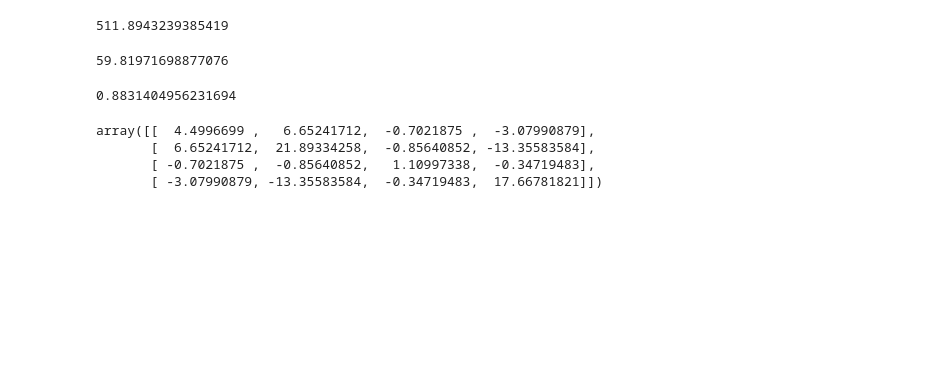
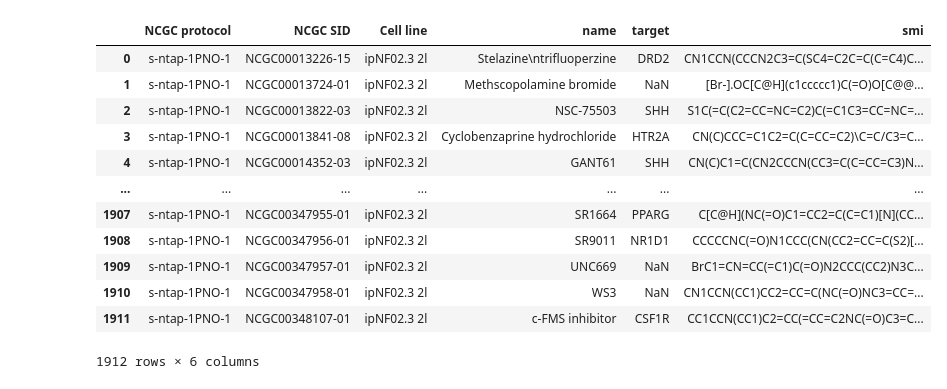
Before and after one commit to MoCoMakers/hack4nf-2022, a Jupyter notebook: challenge-3/galtay/check_hill_fits.ipynb, the cells around one changed output. Saved outputs shown, nothing was run; the diff lists cells and outputs as text; code cells hidden in the pictures; blank space fills up the shorter version.

```diff
--- a/challenge-3/galtay/check_hill_fits.ipynb
+++ b/challenge-3/galtay/check_hill_fits.ipynb
@@ -29,2 +121,2 @@ df_meta_1.head(2)
 # %%
-df1 = pd.read_csv(base_path / "NTAP ipNF02.3 2l MIPE qHTS.csv")
+df = pd.read_csv(base_path / "NTAP ipNF02.3 2l MIPE qHTS.csv")
@@ -31,3 +132,6 @@ df1 = pd.read_csv(base_path / "NTAP ipNF02.3 2l MIPE qHTS.csv")
 # %%
+# define concentration and response columns
 c_cols = [f"C{i}" for i in range(11)]
 r_cols = [f"DATA{i}" for i in range(11)]
+fit_cols = ["CRC", "LAC50", "HILL", "INF", "ZERO", "MAXR", "FAUC", "TAUC", "R2", "PHILL", "NPT"]
+show_cols = [col for col in df.columns if col not in c_cols + r_cols + fit_cols]
@@ -50,2 +137,0 @@ df1
-# %%
-show_cols = [c for c in df1.columns if c not in c_cols + r_cols]
@@ -107,22 +138,16 @@ fig.show(renderer="png")
-# %%
-ss_tot = np.sum((rs - rs.mean())**2)
-ss_tot
-# %% [output]
-511.8943239385419
-# %%
-ss_res = np.sum((rs - rs_fit_me)**2)
-ss_res
-# %% [output]
-59.81971698877076
-# %%
-r2 = 1 - ss_res / ss_tot
-r2
-# %% [output]
-0.8831404956231694
-# %%
-cov_matrix
-# %% [output]
-array([[  4.4996699 ,   6.65241712,  -0.7021875 ,  -3.07990879],
-       [  6.65241712,  21.89334258,  -0.85640852, -13.35583584],
-       [ -0.7021875 ,  -0.85640852,   1.10997338,  -0.34719483],
-       [ -3.07990879, -13.35583584,  -0.34719483,  17.66781821]])
+# %%
+df[show_cols]
+# %% [output]
+|  | NCGC protocol | NCGC SID | Cell line | name | target | smi |
+| 0 | s-ntap-1PNO-1 | NCGC00013226-15 | ipNF02.3 2l | Stelazine\ntrifluoperzine | DRD2 | CN1CCN(CCCN2C3=C(SC4=C2C=C(C=C4)C... |
+| 1 | s-ntap-1PNO-1 | NCGC00013724-01 | ipNF02.3 2l | Methscopolamine bromide | NaN | [Br-].OC[C@H](c1ccccc1)C(=O)O[C@@... |
+| 2 | s-ntap-1PNO-1 | NCGC00013822-03 | ipNF02.3 2l | NSC-75503 | SHH | S1C(=C(C2=CC=NC=C2)C(=C1C3=CC=NC=... |
+| 3 | s-ntap-1PNO-1 | NCGC00013841-08 | ipNF02.3 2l | Cyclobenzaprine hydrochloride | HTR2A | CN(C)CCC=C1C2=C(C=CC=C2)\C=C/C3=C... |
+| 4 | s-ntap-1PNO-1 | NCGC00014352-03 | ipNF02.3 2l | GANT61 | SHH | CN(C)C1=C(CN2CCCN(CC3=C(C=CC=C3)N... |
+| ... | ... | ... | ... | ... | ... | ... |
+| 1907 | s-ntap-1PNO-1 | NCGC00347955-01 | ipNF02.3 2l | SR1664 | PPARG | C[C@H](NC(=O)C1=CC2=C(C=C1)[N](CC... |
+| 1908 | s-ntap-1PNO-1 | NCGC00347956-01 | ipNF02.3 2l | SR9011 | NR1D1 | CCCCCNC(=O)N1CCC(CN(CC2=CC=C(S2)[... |
+| 1909 | s-ntap-1PNO-1 | NCGC00347957-01 | ipNF02.3 2l | UNC669 | NaN | BrC1=CN=CC(=C1)C(=O)N2CCC(CC2)N3C... |
+| 1910 | s-ntap-1PNO-1 | NCGC00347958-01 | ipNF02.3 2l | WS3 | NaN | CN1CCN(CC1)CC2=CC=C(NC(=O)NC3=CC=... |
+| 1911 | s-ntap-1PNO-1 | NCGC00348107-01 | ipNF02.3 2l | c-FMS inhibitor | CSF1R | CC1CCN(CC1)C2=CC(=CC=C2NC(=O)C3=C... |
+1912 rows × 6 columns
```
Also changed, not shown: parts of 23 cells of this notebook.
